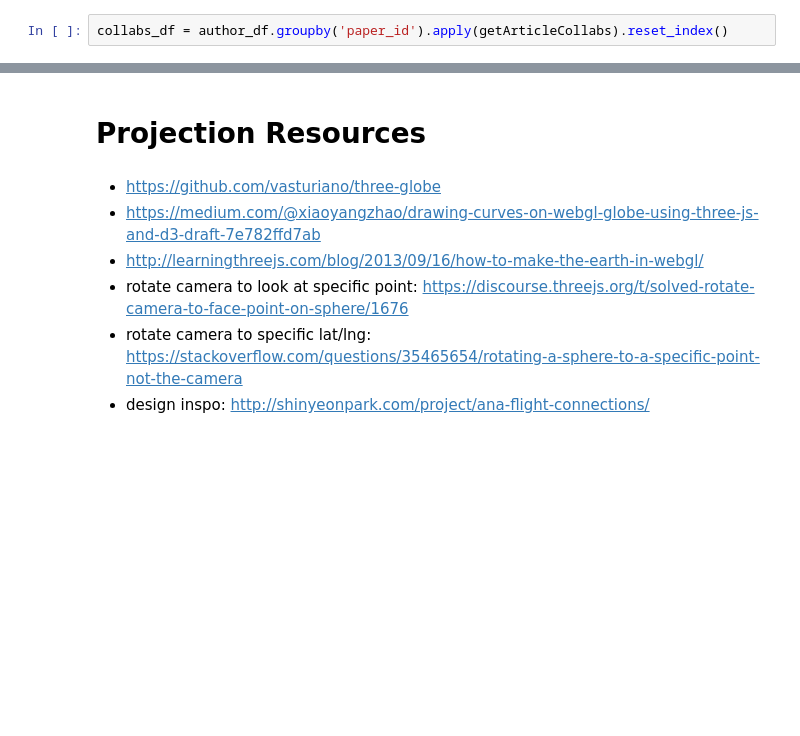
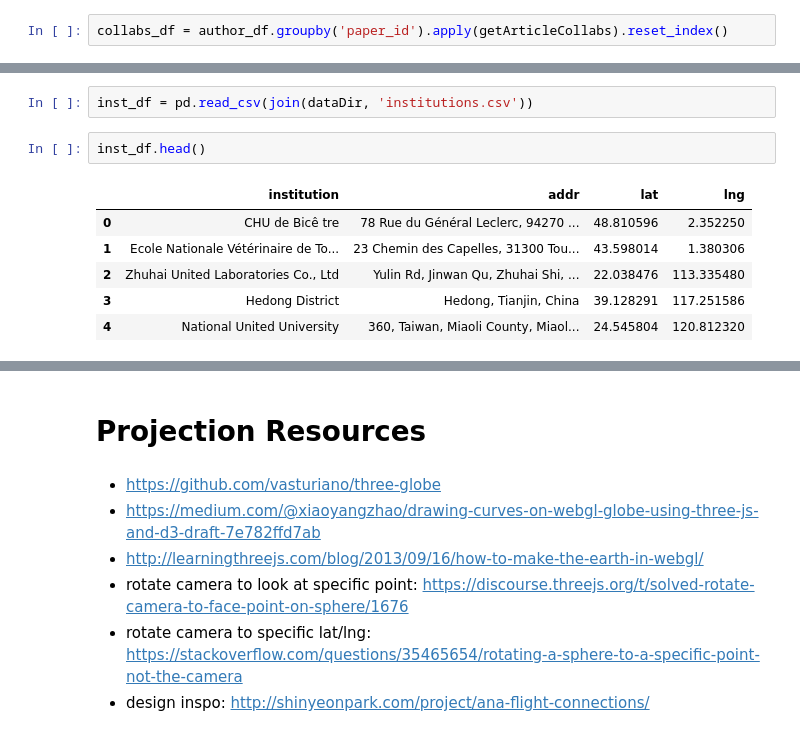
Before and after one commit to jeffmacinnes/COVID_vis, a Jupyter notebook: notebooks/collaborations.ipynb, the cells around one changed output, grey strips where cells are left out. Saved outputs shown, nothing was run; the diff lists cells and outputs as text; blank space fills up the shorter version.

```diff
--- a/notebooks/collaborations.ipynb
+++ b/notebooks/collaborations.ipynb
@@ -125,0 +143,11 @@ collabs_df.dropna(inplace=True)
+# %%
+inst_df = pd.read_csv(join(dataDir, 'institutions.csv'))
+# %%
+inst_df.head()
+# %% [output]
+|  | institution | addr | lat | lng |
+| 0 | CHU de Bicê tre | 78 Rue du Général Leclerc, 94270 ... | 48.810596 | 2.352250 |
+| 1 | Ecole Nationale Vétérinaire de To... | 23 Chemin des Capelles, 31300 Tou... | 43.598014 | 1.380306 |
+| 2 | Zhuhai United Laboratories Co., Ltd | Yulin Rd, Jinwan Qu, Zhuhai Shi, ... | 22.038476 | 113.335480 |
+| 3 | Hedong District | Hedong, Tianjin, China | 39.128291 | 117.251586 |
+| 4 | National United University | 360, Taiwan, Miaoli County, Miaol... | 24.545804 | 120.812320 |
```
Also changed, not shown: parts of 33 cells of this notebook, 24 other files.
